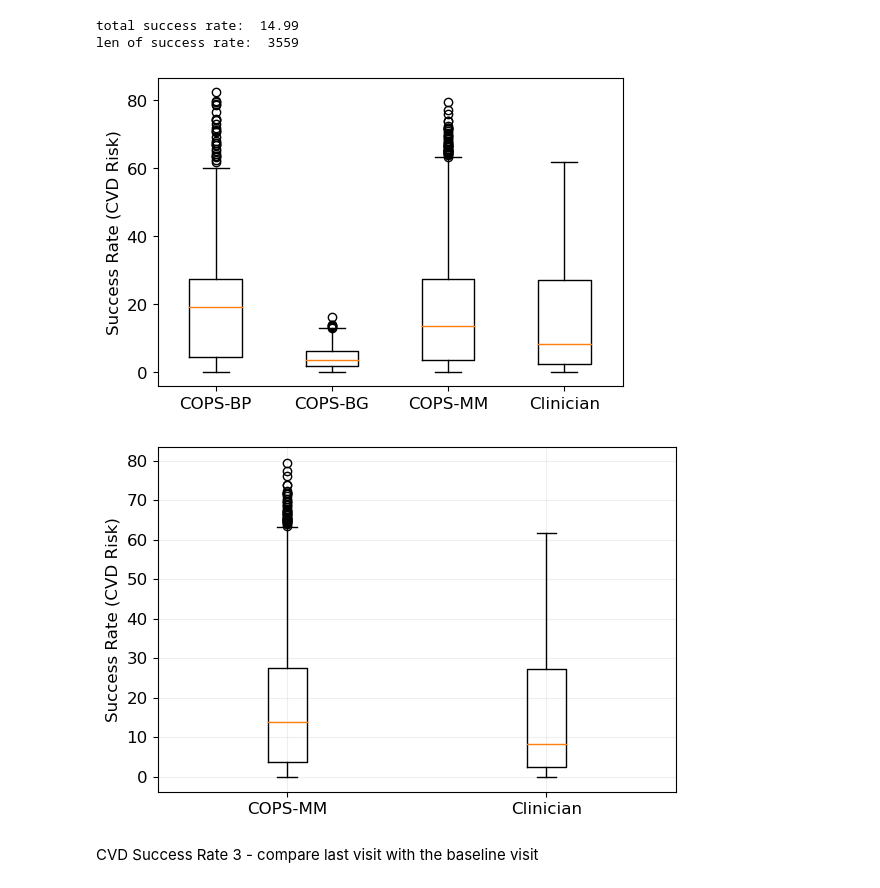
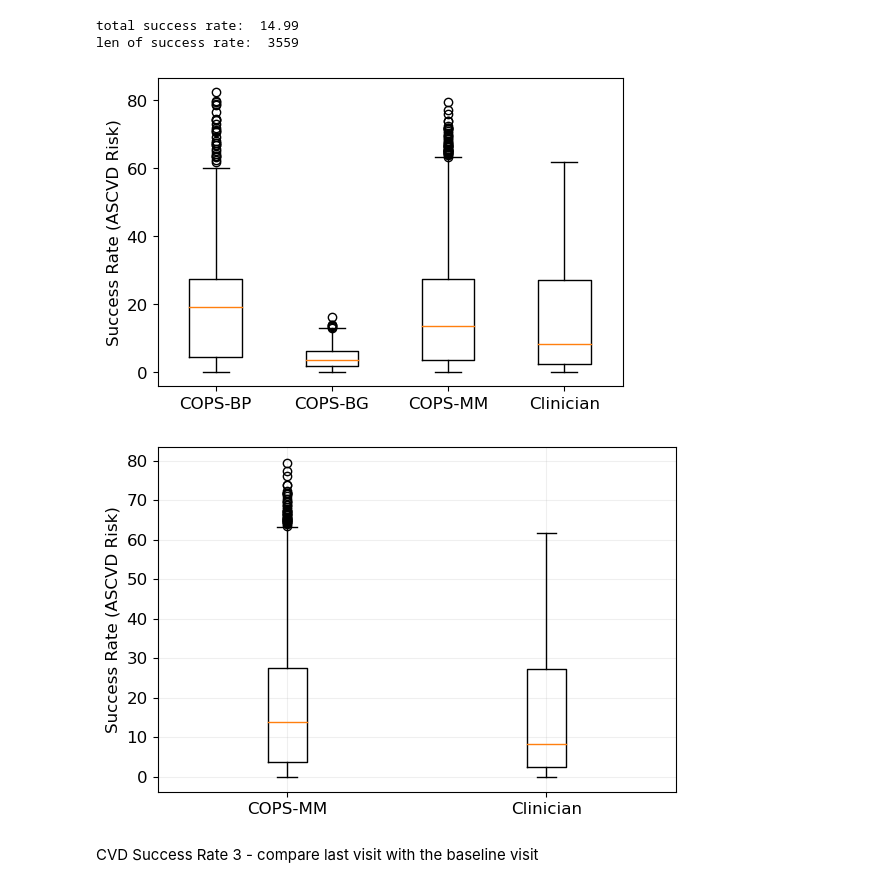
Before and after one commit to tian1327/Accord-RL, a Jupyter notebook: NumericalResults/Table_and_Plots_v6_newrange_final.ipynb, the cells around one changed output. Drawn from its saved outputs; the diff is of its cells as text; code cells hidden in the pictures.

```diff
--- a/NumericalResults/Table_and_Plots_v6_newrange_final.ipynb
+++ b/NumericalResults/Table_and_Plots_v6_newrange_final.ipynb
@@ -1154,35 +1154,35 @@ data = [cops_bp_cvd_suc_rate_2,
         # cln_bp_cvd_suc_rate_2,
         cops_bg_cvd_suc_rate_2,
         # cln_bg_cvd_suc_rate_2,
         cops_bpbg_cvd_suc_rate_2,
         cln_bpbg_cvd_suc_rate_2
         ]
 
 # set figure size
 plt.figure(figsize=(6, 4))
 # Plotting the box plot
 plt.boxplot(data)
 
 # Add labels to x-axis tick marks
 plt.xticks([1, 2, 3, 4,
                         # 5,
                         # 6
                         ], [
                                 'COPS-BP',
                                 # 'CLN-BP',
                         'COPS-BG',
                         #  'CLN-BG',
                         'COPS-MM',
                         'Clinician'
                         ], fontsize=12)
-plt.ylabel('Success Rate (CVD Risk)', fontsize=12)
+plt.ylabel('Success Rate (ASCVD Risk)', fontsize=12)
 plt.xticks(fontsize=12)
 plt.yticks(fontsize=12)
 
 # plt.grid()
 plt.show()
 # %% [output]
-[figure, old version]
+[figure, new version]
 # %%
 # plot the box plot of success rate
 
@@ -1212,7 +1212,7 @@ plt.xticks([1, 2, ], [
                         'COPS-MM',
                         'Clinician'
                         ], fontsize=12)
-plt.ylabel('Success Rate (CVD Risk)', fontsize=12)
+plt.ylabel('Success Rate (ASCVD Risk)', fontsize=12)
 plt.xticks(fontsize=12)
 plt.yticks(fontsize=12)
 plt.grid(alpha=0.2)
@@ -1224,7 +1224,7 @@ plt.savefig('plots/CVDRisk_success_newdef.png', bbox_inches='tight', dpi=300)
 # plt.grid()
 plt.show()
 # %% [output]
-[figure, old version]
+[figure, new version]
 # %% [markdown]
 CVD Success Rate 3 - compare last visit with the baseline visit
 # %%
```
Also changed, not shown: parts of 3 cells of this notebook.
